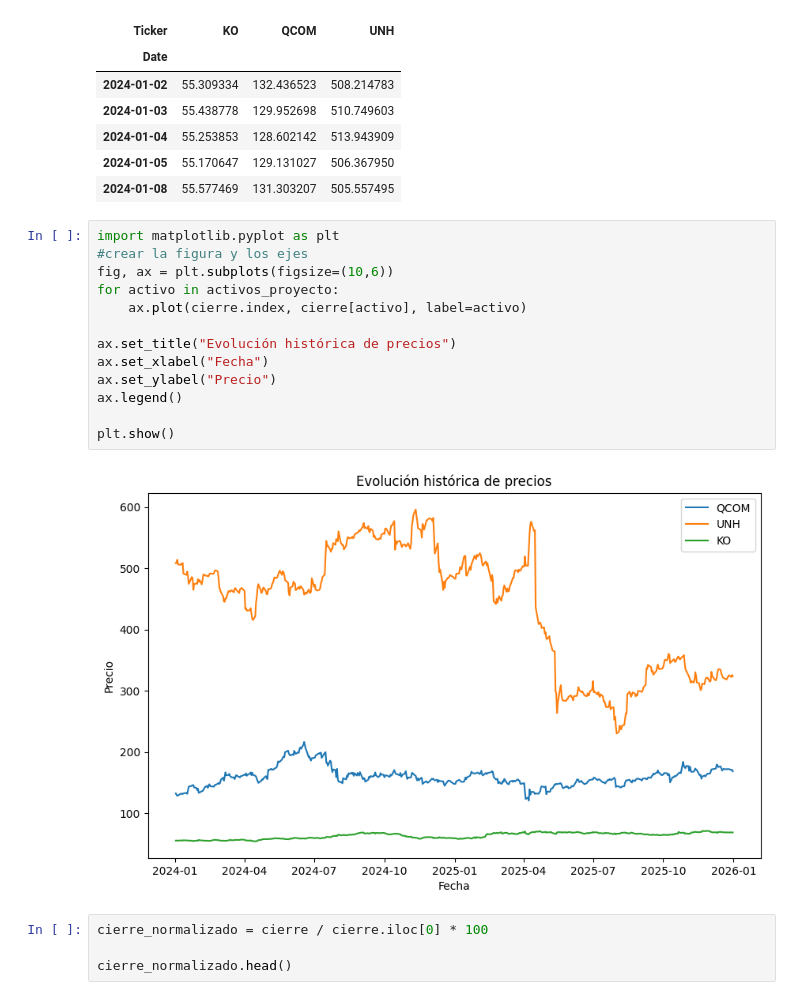
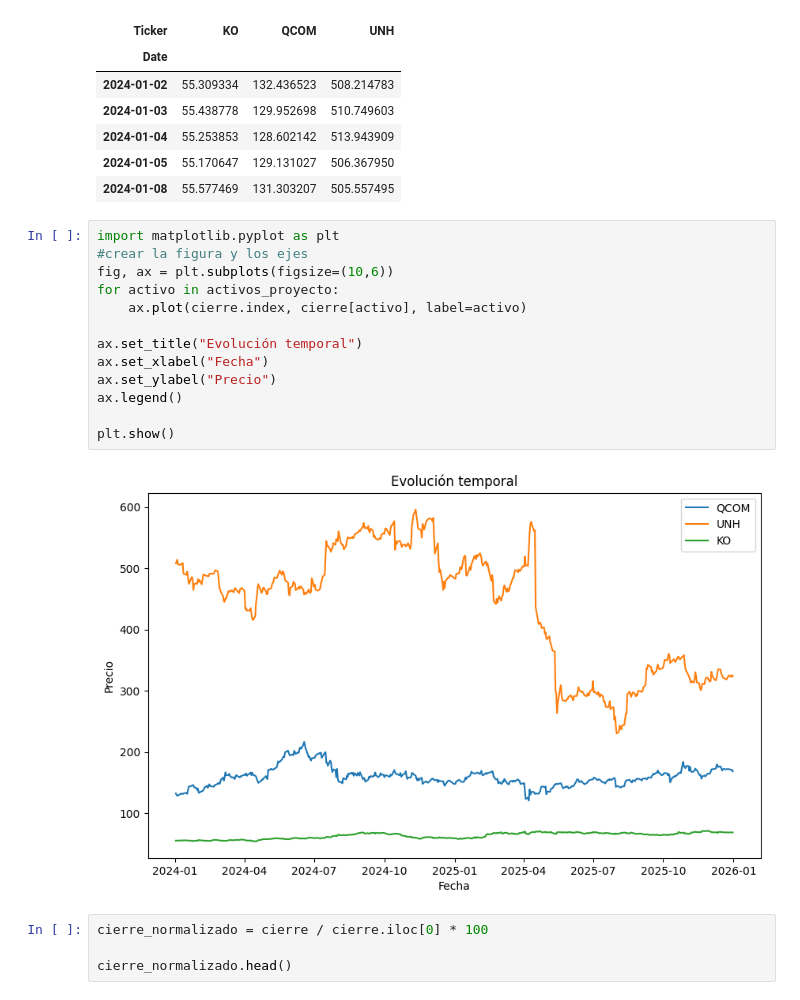
Before and after one commit to marianagomez3108-spec/Facturacion, a Jupyter notebook: S19_Analisis_Exploratorio_Portafolios.ipynb, the cells around one changed output. Drawn from its saved outputs; the diff is of its cells as text.

```diff
--- a/S19_Analisis_Exploratorio_Portafolios.ipynb
+++ b/S19_Analisis_Exploratorio_Portafolios.ipynb
@@ -106,18 +106,18 @@ cierre.head()
 # %%
 import matplotlib.pyplot as plt
 #crear la figura y los ejes
 fig, ax = plt.subplots(figsize=(10,6))
 for activo in activos_proyecto:
     ax.plot(cierre.index, cierre[activo], label=activo)
 
-ax.set_title("Evolución histórica de precios")
+ax.set_title("Evolución temporal")
 ax.set_xlabel("Fecha")
 ax.set_ylabel("Precio")
 ax.legend()
 
 plt.show()
 # %% [output]
-[figure, old version]
+[figure, new version]
 # %%
 cierre_normalizado = cierre / cierre.iloc[0] * 100
 
```
